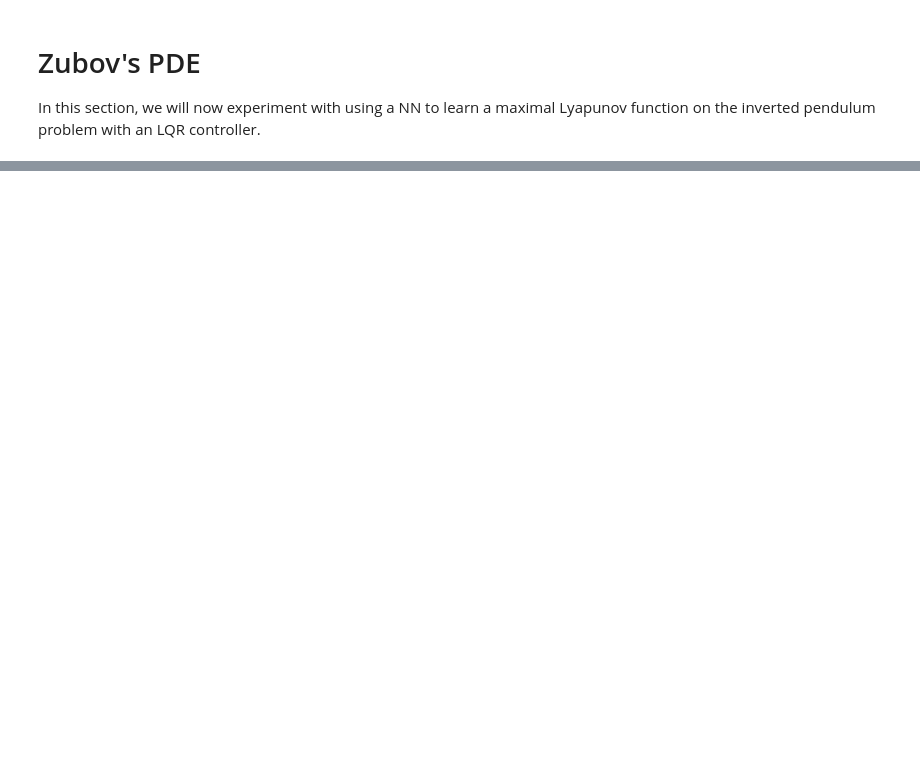
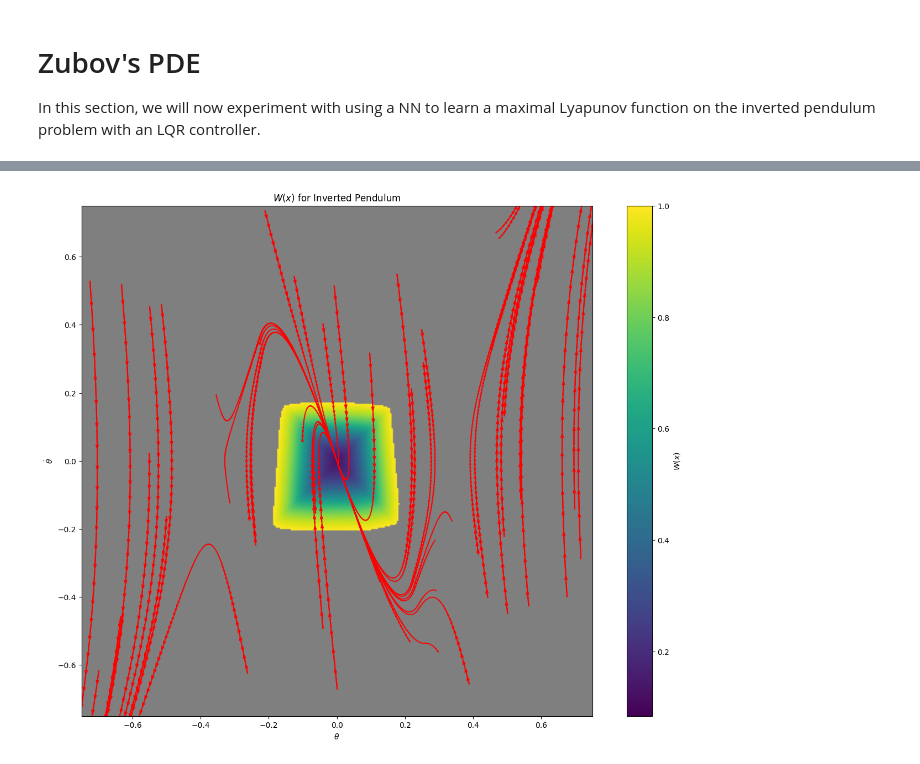
Before and after one commit to jorgejc2/ISS_Lyapunov_Stable_NN_Controllers, a Jupyter notebook: SimpleExamples/inverted_pendulum_plots/inverted_pendulum.ipynb, the cells around one changed output, grey strips where cells are left out. Drawn from its saved outputs; the diff is of its cells as text; code cells hidden in the pictures; blank space fills up the shorter version.

```diff
--- a/SimpleExamples/inverted_pendulum_plots/inverted_pendulum.ipynb
+++ b/SimpleExamples/inverted_pendulum_plots/inverted_pendulum.ipynb
@@ -418,0 +560,65 @@ from SimpleExamples.zubov.dataset import *
+# %%
+# Sample the Zubov network and plot it. Note that we cannot consider this to be a valid Zubov function until the network
+# gets passed to a verifier. This cell is to simply get a visualization of its output.
+dim_samples = 1000
+lb_np = to_numpy(zubov_args['lb'])
+ub_np = to_numpy(zubov_args['ub'])
+plot_x_lim = (-0.75, 0.75)
+plot_y_lim = (-0.75, 0.75)
+x_lin = np.linspace(lb_np[0], ub_np[0], num=dim_samples)
+y_lin = np.linspace(lb_np[1], ub_np[1], num=dim_samples)
+X, Y = np.meshgrid(x_lin, y_lin)
+# X and Y are shape (dim_samples, dim_samples)
+samples_np = np.stack((X.flatten(), Y.flatten()), axis=1)
+# shape (dim_samples**2, 2)
+samples_torch = torch.from_numpy(samples_np).to(**set_t)
+outputs = zubov_network(samples_torch)
+# shape (dim_samples**2, 1)
+outputs = outputs.squeeze(1)
+# shape (dim_samples**2,)
+outputs_np = to_numpy(outputs)
+
+# Assuming outputs_np is already obtained from your network
+outputs_reshaped = outputs_np.reshape(dim_samples, dim_samples)
+
+# Mask the regions where output > 0.9
+output_thresholds = 0.9
+# output_thresholds = 1.
+gray_mask = outputs_reshaped >= output_thresholds
+
+# Normalize outputs to [0, 1] for the colormap
+normalized_outputs = np.clip(outputs_reshaped / output_thresholds, 0, 1)
+
+# Create an RGB image where gray_mask is applied
+colored_output = plt.cm.viridis(normalized_outputs)  # Use viridis colormap for [0, 0.9]
+colored_output[gray_mask] = [0.5, 0.5, 0.5, 1.0]  # Gray color for values ≥ 0.9
+
+# Now plot random trajectories. These 3 parameters can be adjusted based on the plot of W(x)
+num_traj = 50
+traj_steps = 800
+traj_lb = torch.tensor((plot_x_lim[0], plot_y_lim[0]), **set_t).reshape(1, -1)
+traj_ub = torch.tensor((plot_x_lim[1], plot_y_lim[1]), **set_t).reshape(1, -1)
+traj_range = (traj_ub - traj_lb)
+rand_init = torch.rand((num_traj, 2)) * traj_range + traj_lb
+traj_torch = pendulum_continuous(rand_init, lqr_controller, traj_steps)
+traj_torch = torch.cat((rand_init.unsqueeze(1), traj_torch), dim=1)
+traj_np = to_numpy(traj_torch) # shape (num_traj, traj_steps, 2)
+
+plt.figure(figsize=(16, 12))
+for traj in traj_np:
+    plt.plot(traj[:, 0], traj[:, 1], color='red', alpha=0.8)
+    plt.quiver(traj[:-1, 0], traj[:-1, 1],
+               traj[1:, 0] - traj[:-1, 0], traj[1:, 1] - traj[:-1, 1],
+               angles='xy', scale_units='xy', scale=1, color='red')
+
+# Plot
+plt.xlim(plot_x_lim)
+plt.ylim(plot_y_lim)
+plt.imshow(colored_output, origin='lower', extent=[lb_np[0], ub_np[0], lb_np[1], ub_np[1]])
+plt.colorbar(label=r'$W(x)$')
+plt.title(r"$W(x)$ for Inverted Pendulum")
+plt.xlabel(r"$\theta$")
+plt.ylabel(r"$\dot{\theta}$")
+plt.show()
+# %% [output]
+[figure, added]
```
Also changed, not shown: parts of 15 cells of this notebook, 3 other files.
